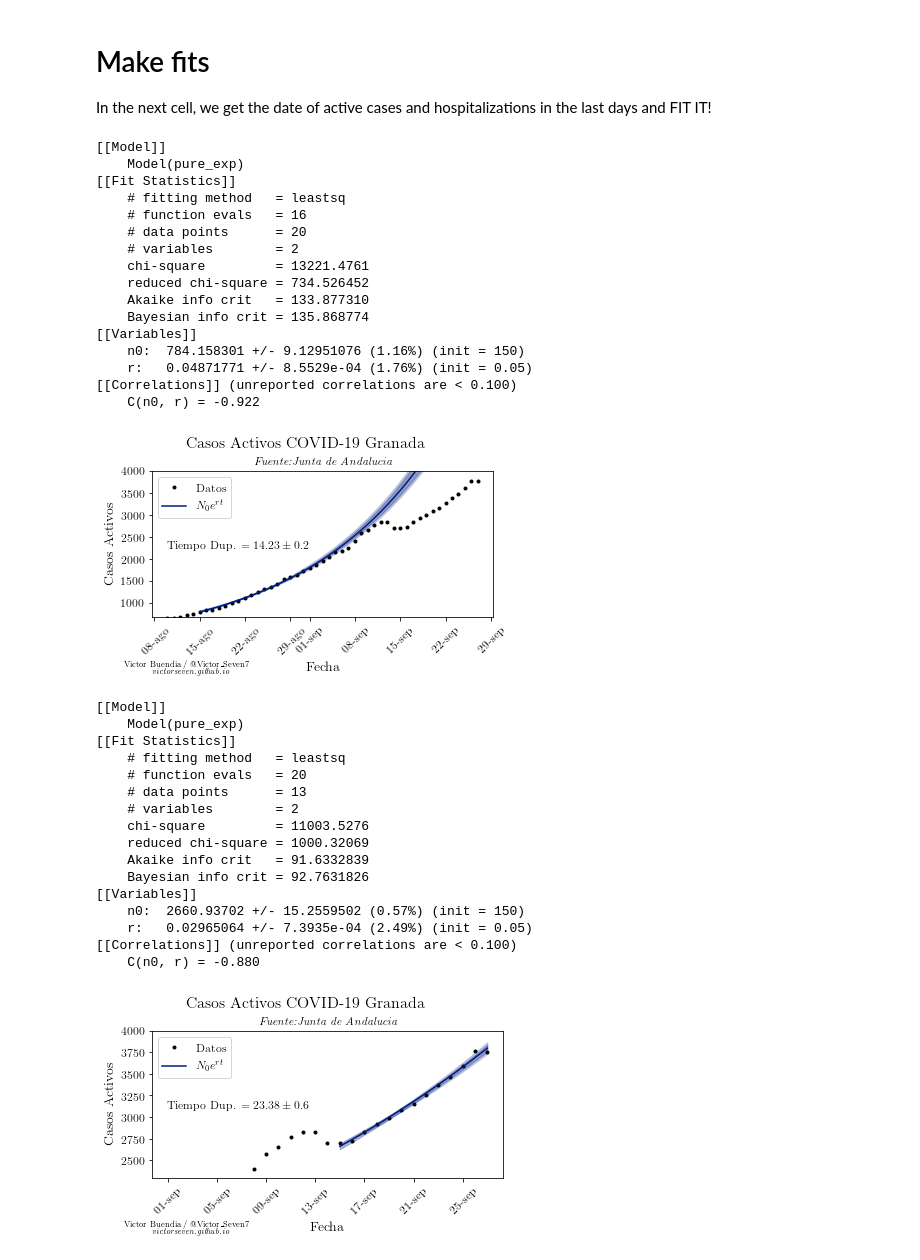
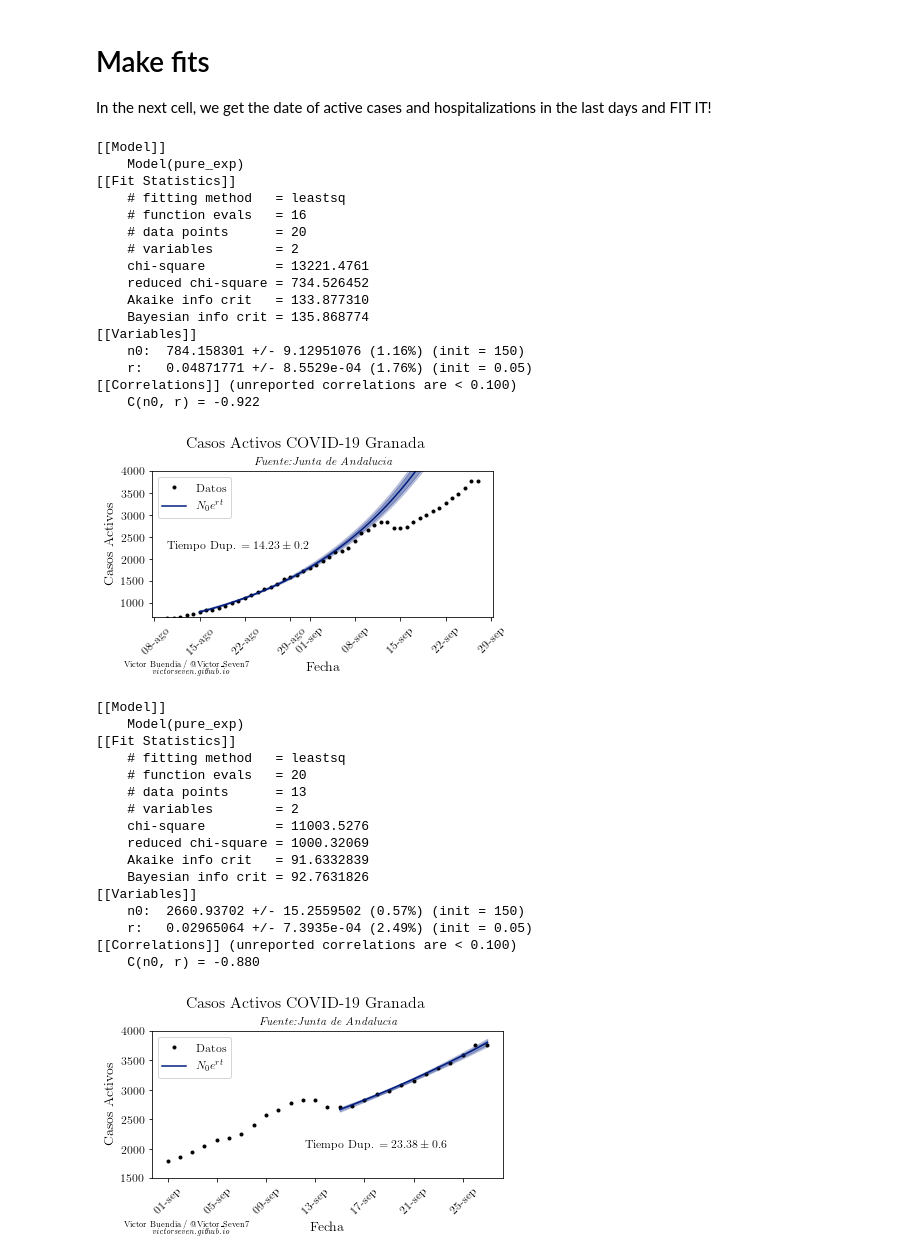
Before and after one commit to VictorSeven/CovidAndalucia, a Jupyter notebook: analisis/analisys.ipynb, the cells around one changed output. Saved outputs shown, nothing was run; the diff lists cells and outputs as text; code cells hidden in the pictures.

Commit message:
Updated some graphs

```diff
--- a/analisis/analisys.ipynb
+++ b/analisis/analisys.ipynb
@@ -151,7 +151,7 @@ def mask_dates(date0_st, datef_st, fechas):
 
 def make_fit(fechas, datos, models, observables, date_start_fit,
             date_end_fit, date_start_show, date_end_show, date_end_pred, rate_par,
-             filepath, sigma=2, ylim=None, logscale=False,
+             filepath, sigma=2, ylim=None, logscale=False, text_pos=(0.175, 0.55),
             ylabel="Casos Activos", title="Casos Activos",
              source="Junta de Andalucia", legend_loc="best"):
     """
@@ -173,6 +173,7 @@ def make_fit(fechas, datos, models, observables, date_start_fit,
     *rate_par: string name of the parameter that encondes exponential growth,
     or other parameter of interest to see its error. Can be null
     *sigma: confidence level, in sigmas. 2 (95%) by default
+    *text_post: position of model fit
     For the others, check the function for graphs
     """
 
@@ -214,7 +215,7 @@ def make_fit(fechas, datos, models, observables, date_start_fit,
                 quantity = observables[quan_key](model_fit.params)
                 text ="{key} $= {value:.2f}\pm{error:.1f}$".format(key=quan_key, value=quantity[0], error=quantity[1])
 
-                plt.text(0.175, 0.55+j*0.05, text,
+                plt.text(text_pos[0], text_pos[1]+j*0.05, text,
                         fontsize=GFS_TICK, transform=plt.gcf().transFigure)
 
         predictions = model_fit.eval(x=pred_timespan)
@@ -265,7 +266,10 @@ def make_fit(fechas, datos, models, observables, date_start_fit,
 
     #Limits of the graphs and scale
     if ylim != None:
-        plt.ylim(0.85 * np.min(datos[mask_pred].values), ylim)
+        if type(ylim) is list:
+            plt.ylim(ylim[0], ylim[1])
+        else:
+            plt.ylim(0.85 * np.min(datos[mask_pred].values), ylim)
 
     if logscale:
         plt.yscale("log")
@@ -399,7 +403,8 @@ make_fit(data_pr.Fecha, activos, models_dict, observ_dict,
          "2020-09-15", "2020-09-28",
          "2020-09-1", "2020-09-28",
          "2020-09-28",
-         "r", GRAPHS_OUT + "gr_fit_28_sept",  ylim=4000, logscale=False)
+         "r", GRAPHS_OUT + "gr_fit_28_sept",  ylim=[1500,4000], logscale=False,
+         text_pos = (0.5,0.4))
 # %% [output]
 [[Model]]
     Model(pure_exp)
@@ -407,31 +412,31 @@ make_fit(data_pr.Fecha, activos, models_dict, observ_dict,
     # fitting method   = leastsq
     # function evals   = 16
     # data points      = 20
     # variables        = 2
     chi-square         = 13221.4761
     reduced chi-square = 734.526452
     Akaike info crit   = 133.877310
     Bayesian info crit = 135.868774
 [[Variables]]
     n0:  784.158301 +/- 9.12951076 (1.16%) (init = 150)
     r:   0.04871771 +/- 8.5529e-04 (1.76%) (init = 0.05)
 [[Correlations]] (unreported correlations are < 0.100)
     C(n0, r) = -0.922
 [figure]
 [[Model]]
     Model(pure_exp)
 [[Fit Statistics]]
     # fitting method   = leastsq
     # function evals   = 20
     # data points      = 13
     # variables        = 2
     chi-square         = 11003.5276
     reduced chi-square = 1000.32069
     Akaike info crit   = 91.6332839
     Bayesian info crit = 92.7631826
 [[Variables]]
     n0:  2660.93702 +/- 15.2559502 (0.57%) (init = 150)
     r:   0.02965064 +/- 7.3935e-04 (2.49%) (init = 0.05)
 [[Correlations]] (unreported correlations are < 0.100)
     C(n0, r) = -0.880
-[figure, old version]
+[figure, new version]
```
Also changed, not shown: 3 other files.
